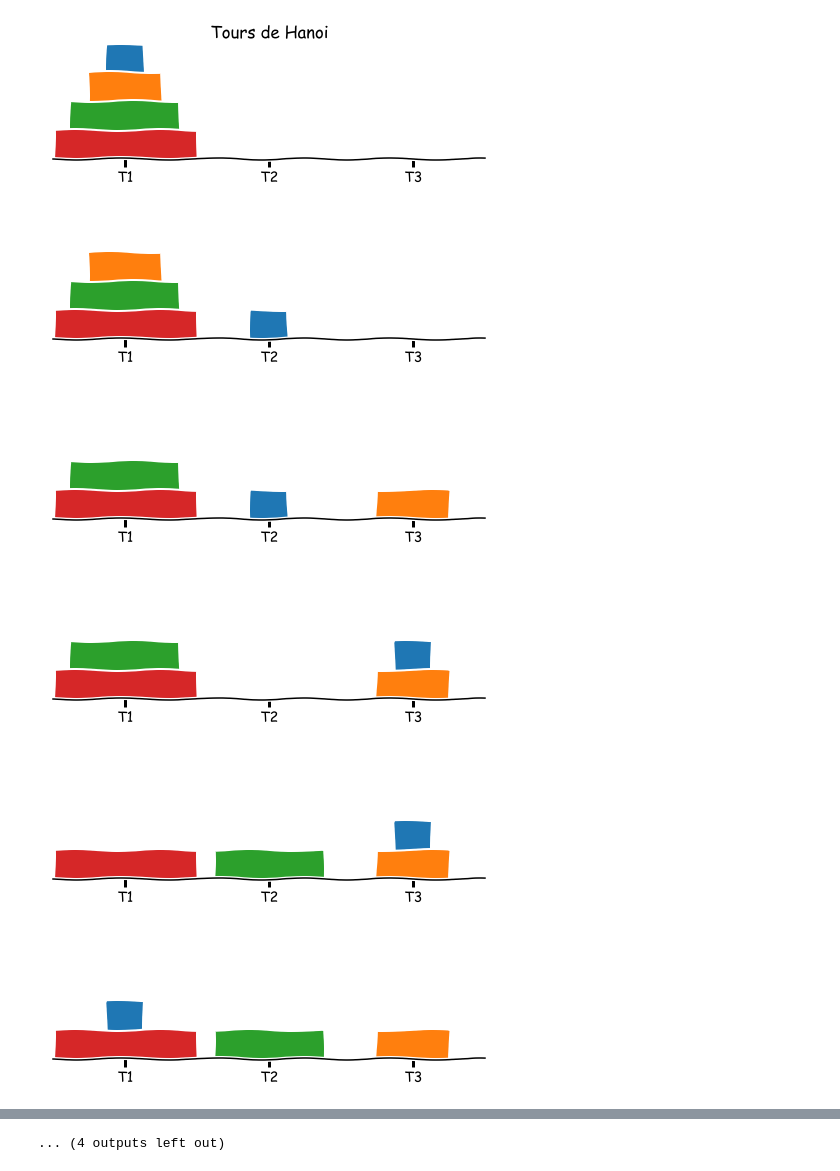
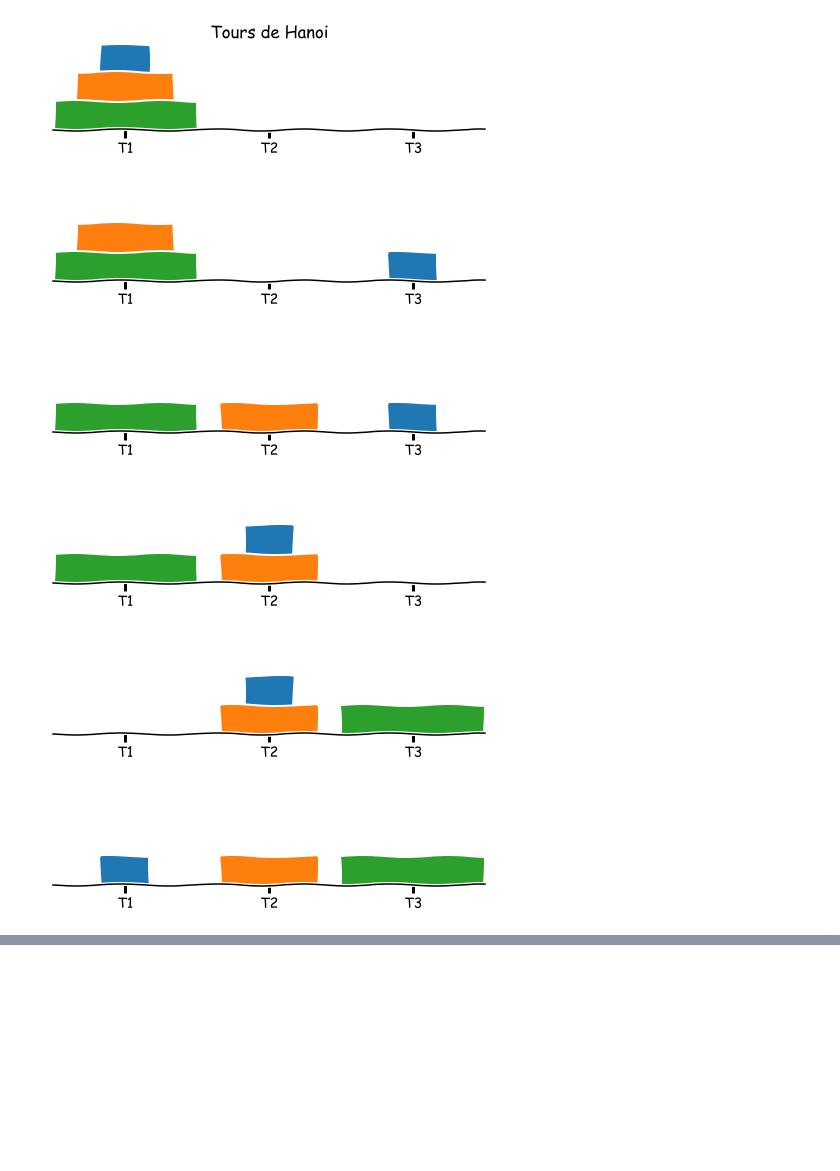
Before and after one commit to ocuisenaire/ASD1-notebooks, a Jupyter notebook: 2_Recursivite/3 - Tours de Hanoi.ipynb, the cells around one changed output, grey strips where cells are left out. Drawn from its saved outputs; the diff is of its cells as text; code cells hidden in the pictures; blank space fills up the shorter version.

```diff
--- a/2_Recursivite/3 - Tours de Hanoi.ipynb
+++ b/2_Recursivite/3 - Tours de Hanoi.ipynb
@@ -36,17 +36,17 @@ def Hanoi(Towers,O,D,I,n):
         affichage(Towers)
         Hanoi(Towers,I,D,O,n-1)
 # %%
-T1 = [ 4, 3, 2, 1 ]
+T1 = [ 3, 2, 1 ]
 T2 = []
 T3 = []
 Towers = (T1,T2,T3)
 
 affichage(Towers,'Tours de Hanoi')
 Hanoi(Towers,T1,T3,T2,len(T1))
 # %% [output]
-[figure, old version]
+[figure, new version]
-[figure, old version]
+[figure, new version]
-[figure, old version]
+[figure, new version]
-[figure, old version]
+[figure, new version]
-[figure, old version]
+[figure, new version]
-[figure, old version]
+[figure, new version]
@@ -59 +54,0 @@ Hanoi(Towers,T1,T3,T2,len(T1))
-... (4 outputs left out)
```
Also changed, not shown: parts of 1 cell of this notebook.
